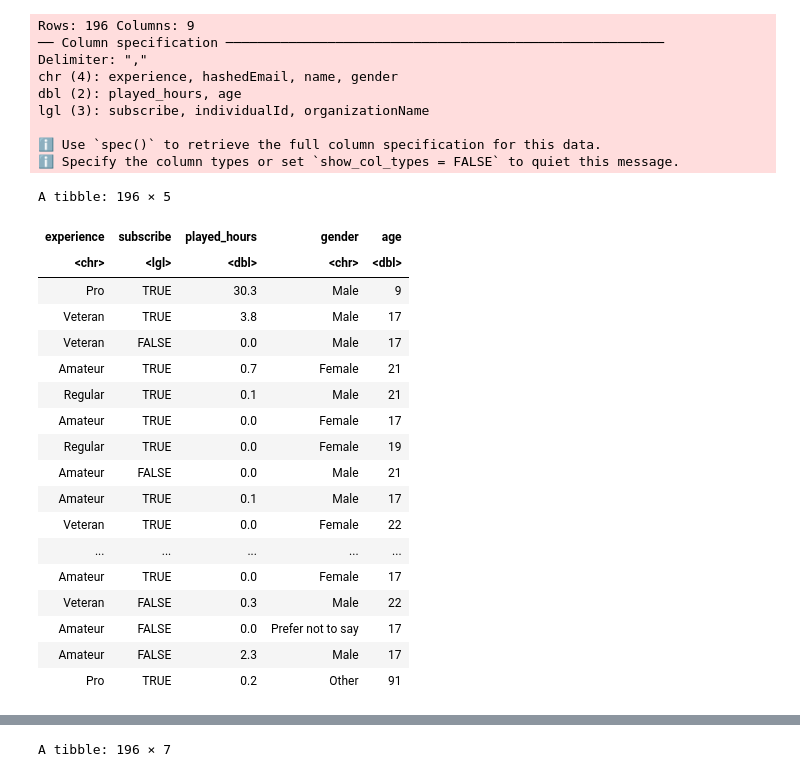
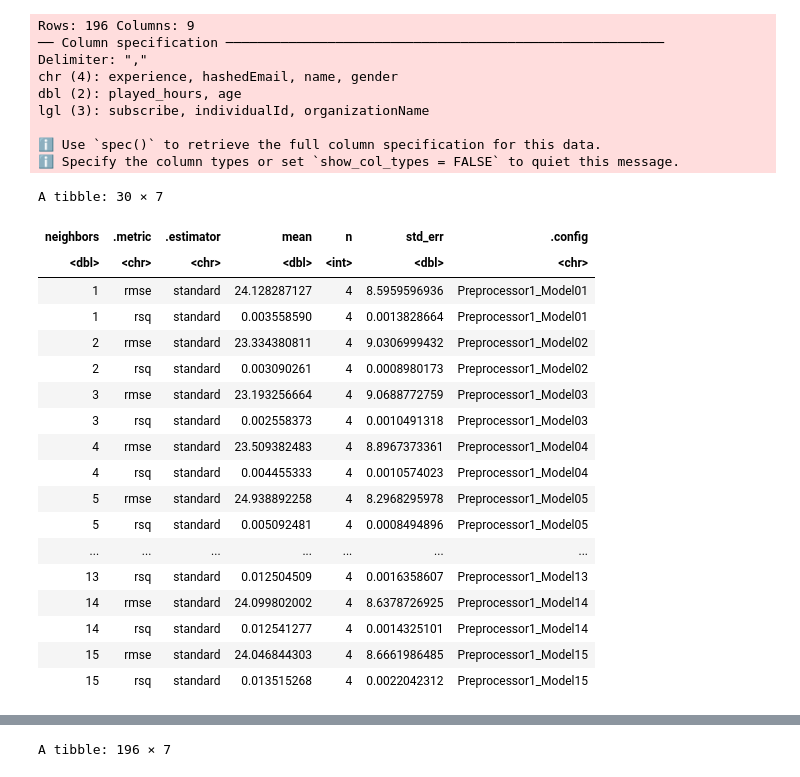
Before and after one commit to codeha/DSCI_PROJECT, a Jupyter notebook: thz project.ipynb, the cells around one changed output, grey strips where cells are left out. Drawn from its saved outputs; the diff is of its cells as text; code cells hidden in the pictures.

Commit message:
finish testing age model

```diff
--- a/thz project.ipynb
+++ b/thz project.ipynb
@@ -26,33 +8,54 @@ The following object is masked from ‘package:lubridate’:
 # %%
-players <-read_csv("data/players.csv") |>
-select(experience, subscribe, played_hours, gender, age)
-players
+players_age <-read_csv("data/players.csv") |>
+select(played_hours, age)
+
+players_age_split <- initial_split(players_age, prop=0.7, strata=played_hours)
+players_age_training <- training(players_age_split)
+players_age_testing <-testing(players_age_split)
+
+age_model <-nearest_neighbor(weight_func="rectangular", neighbor=tune()) |>
+set_engine("kknn") |>
+set_mode("regression")
+
+age_recipe <-recipe (played_hours~age, data=players_age) |>
+step_scale(all_predictors()) |>
+step_center(all_predictors())
+
+age_vfold <- vfold_cv(players_age_training, v=4)
+gridvals1 <-tibble(neighbors=seq(from=1, to=15, by=1))
+
+neighbors1<-workflow() |>
+            add_recipe(age_recipe) |>
+            add_model(age_model) |>
+            tune_grid(resamples=age_vfold,grid=gridvals1)
+neighbors1_results<-collect_metrics(neighbors1)
+neighbors1_results
 # %% [output]
 Rows: 196 Columns: 9
 ── Column specification ────────────────────────────────────────────────────────
 Delimiter: ","
 chr (4): experience, hashedEmail, name, gender
 dbl (2): played_hours, age
 lgl (3): subscribe, individualId, organizationName
 
 ℹ Use `spec()` to retrieve the full column specification for this data.
 ℹ Specify the column types or set `show_col_types = FALSE` to quiet this message.
-A tibble: 196 × 5
+A tibble: 30 × 7
-| experience | subscribe | played_hours | gender | age |
-| <chr> | <lgl> | <dbl> | <chr> | <dbl> |
-| Pro | TRUE | 30.3 | Male | 9 |
-| Veteran | TRUE | 3.8 | Male | 17 |
-| Veteran | FALSE | 0.0 | Male | 17 |
-| Amateur | TRUE | 0.7 | Female | 21 |
-| Regular | TRUE | 0.1 | Male | 21 |
-| Amateur | TRUE | 0.0 | Female | 17 |
-| Regular | TRUE | 0.0 | Female | 19 |
-| Amateur | FALSE | 0.0 | Male | 21 |
-| Amateur | TRUE | 0.1 | Male | 17 |
-| Veteran | TRUE | 0.0 | Female | 22 |
-| ... | ... | ... | ... | ... |
-| Amateur | TRUE | 0.0 | Female | 17 |
-| Veteran | FALSE | 0.3 | Male | 22 |
-| Amateur | FALSE | 0.0 | Prefer not to say | 17 |
-| Amateur | FALSE | 2.3 | Male | 17 |
-| Pro | TRUE | 0.2 | Other | 91 |
+| neighbors | .metric | .estimator | mean | n | std_err | .config |
+| <dbl> | <chr> | <chr> | <dbl> | <int> | <dbl> | <chr> |
+| 1 | rmse | standard | 24.128287127 | 4 | 8.5959596936 | Preprocessor1_Model01 |
+| 1 | rsq | standard | 0.003558590 | 4 | 0.0013828664 | Preprocessor1_Model01 |
+| 2 | rmse | standard | 23.334380811 | 4 | 9.0306999432 | Preprocessor1_Model02 |
+| 2 | rsq | standard | 0.003090261 | 4 | 0.0008980173 | Preprocessor1_Model02 |
+| 3 | rmse | standard | 23.193256664 | 4 | 9.0688772759 | Preprocessor1_Model03 |
+| 3 | rsq | standard | 0.002558373 | 4 | 0.0010491318 | Preprocessor1_Model03 |
+| 4 | rmse | standard | 23.509382483 | 4 | 8.8967373361 | Preprocessor1_Model04 |
+| 4 | rsq | standard | 0.004455333 | 4 | 0.0010574023 | Preprocessor1_Model04 |
+| 5 | rmse | standard | 24.938892258 | 4 | 8.2968295978 | Preprocessor1_Model05 |
+| 5 | rsq | standard | 0.005092481 | 4 | 0.0008494896 | Preprocessor1_Model05 |
+| ... | ... | ... | ... | ... | ... | ... |
+| 13 | rsq | standard | 0.012504509 | 4 | 0.0016358607 | Preprocessor1_Model13 |
+| 14 | rmse | standard | 24.099802002 | 4 | 8.6378726925 | Preprocessor1_Model14 |
+| 14 | rsq | standard | 0.012541277 | 4 | 0.0014325101 | Preprocessor1_Model14 |
+| 15 | rmse | standard | 24.046844303 | 4 | 8.6661986485 | Preprocessor1_Model15 |
+| 15 | rsq | standard | 0.013515268 | 4 | 0.0022042312 | Preprocessor1_Model15 |
```
Also changed, not shown: parts of 8 cells of this notebook.
